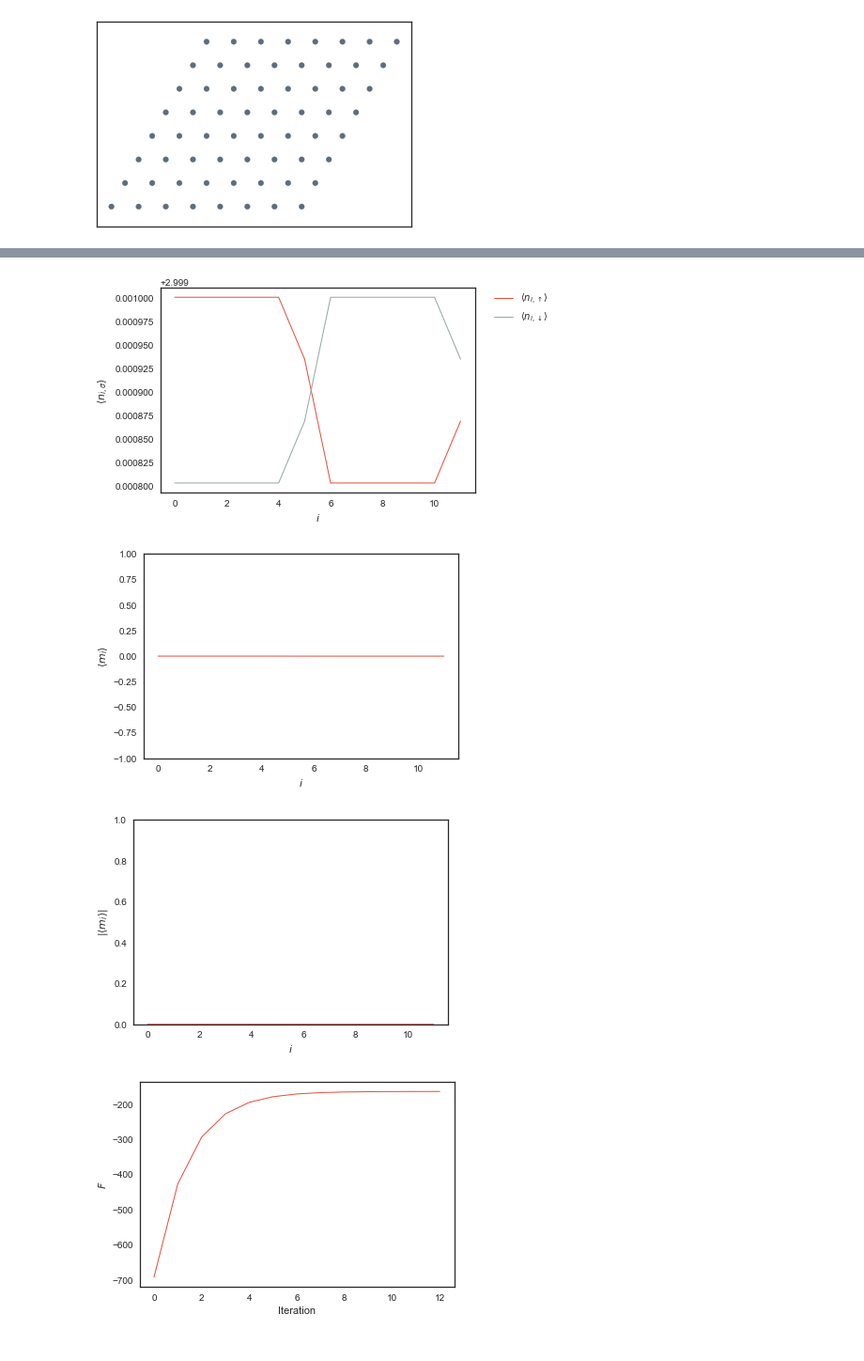
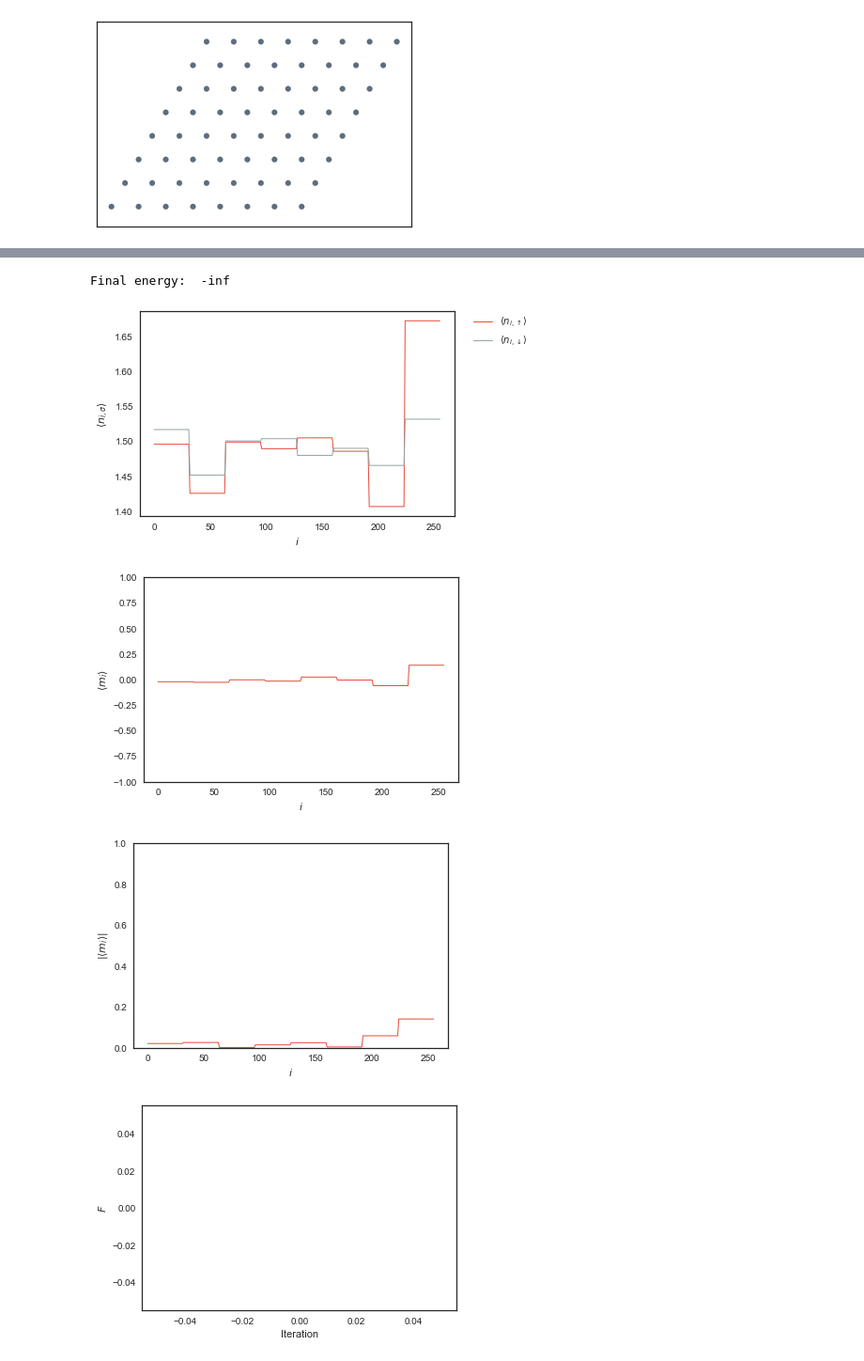
Before and after one commit to SriramanT/qmc_master_code, a Jupyter notebook: ANALYTICAL/src/hubbard-mf.ipynb, the cells around one changed output, grey strips where cells are left out. Shown at 94% size. Saved outputs shown, nothing was run; the diff lists cells and outputs as text; code cells hidden in the pictures.

```diff
--- a/ANALYTICAL/src/hubbard-mf.ipynb
+++ b/ANALYTICAL/src/hubbard-mf.ipynb
@@ -913,24 +913,24 @@ plotTMD(nUp, nDown, energies, itSwitch, Nx, Ny, itMax, lastNit, lastIt)
 [figure]
 [figure]
 # %%
-Nx = 6
-Ny = 2
+Nx = 32
+Ny = 8
 
 orbitalHoppingsNano = triangularNano(Nx, Ny, nOrb, hoppings)
 
 N = nOrb * Nx * Ny # number of sites
-beta0 = 1.2 # must be > 1, otherwise beta decreases
-betaTarget = 50 # 99999 means infty ( T = 0 )
+beta0 = 1.1 # must be > 1, otherwise beta decreases
+betaTarget = 20 # 99999 means infty ( T = 0 )
 beta = beta0 # beta starts as beta0
 inftyCutOff = 100 # above it, beta is practically infinity
 t = 1 # hopping normalized to one
-U = 4 # on-site interaction
+U = 8 # on-site interaction
 muPHS = 12.7 # chemical potential
 mu = ( muPHS + U / 2 ) # corresponding Fermi energy not in PHS form
 
 itMax = 100
 it = 0
-lbda = 0.5 / (1.3 * itMax) # the factor multiplied by itMax impedes P ( I ) < \delta
+lbda = 0.5 / (1.1 * itMax) # the factor multiplied by itMax impedes P ( I ) < \delta
 itSwitch = 0
 dampFreq = 1
 # lbda is a parameter that reduces weight
@@ -954,29 +954,29 @@ np.random.seed(1)
 
 # F initial condition
 
-#nUp = np.ones(N) - 0.01 * np.random.rand(N)
+nUp = np.ones(N) - 0.01 * np.random.rand(N)
 
-#nDown = np.zeros(N) + 0.01 * np.random.rand(N)
+nDown = np.zeros(N) + 0.01 * np.random.rand(N)
 
 # Hybrid initial condition
 
-nUp = np.zeros(N)
-nDown = np.zeros(N)
+#nUp = np.zeros(N)
+#nDown = np.zeros(N)
 
-spinFlipper = 0.5
+#spinFlipper = 0.5
 
-for i in range(N):
-    if (i+1) % (3 * Nx) == 0:
-        spinFlipper *= -1
-    nUp[i] = 0.5 + spinFlipper
-    nDown[i] = 0.5 - spinFlipper
+#for i in range(N):
+#    if (i+1) % (3 * Nx) == 0:
+#        spinFlipper *= -1
+#    nUp[i] = 0.5 + spinFlipper
+#    nDown[i] = 0.5 - spinFlipper
 
 # Initialize energies
 energies = np.zeros(itMax)
 
 # Tolerance
 
-delta = 1e-10
+delta = 1e-15
 
 deltaUp = delta + 1
 deltaDown = delta + 1
@@ -1034,7 +1034,7 @@ while (it < itMax and \
     # the right number of particles
     print('<n>: ', (nUp.sum() + nDown.sum()) / N )
 
-    energies[it] = U / N * np.dot(nUp, nDown) + mu * (nUp + nDown).sum()\
+    energies[it] = U / ( N ) * np.dot(nUp, nDown) + mu * (nUp + nDown).sum()\
     - 1 / beta * ( np.log( 1 + np.exp( - beta * ( eUp - mu ) ) ) + \
               np.log( 1 + np.exp( - beta * ( eDown - mu ) ) ) ).sum()
 
@@ -1062,10 +1062,12 @@ delta nDown:  7.72371687012e-11
 # %%
-SAVEPLOTS = False
+SAVEPLOTS = True
 lastNit = 10
-dotscale = 1200
+dotscale = 400
 plotTMD(nUp, nDown, energies, itSwitch, Nx, Ny, lastNit, lastIt, dotscale)
+print("Final energy: ", energies[lastIt - 1])
 # %% [output]
+Final energy:  -inf
-[figure, old version]
+[figure, new version]
-[figure, old version]
+[figure, new version]
-[figure, old version]
+[figure, new version]
-[figure, old version]
+[figure, new version]
```
Also changed, not shown: parts of 6 cells of this notebook, 24 other files.
